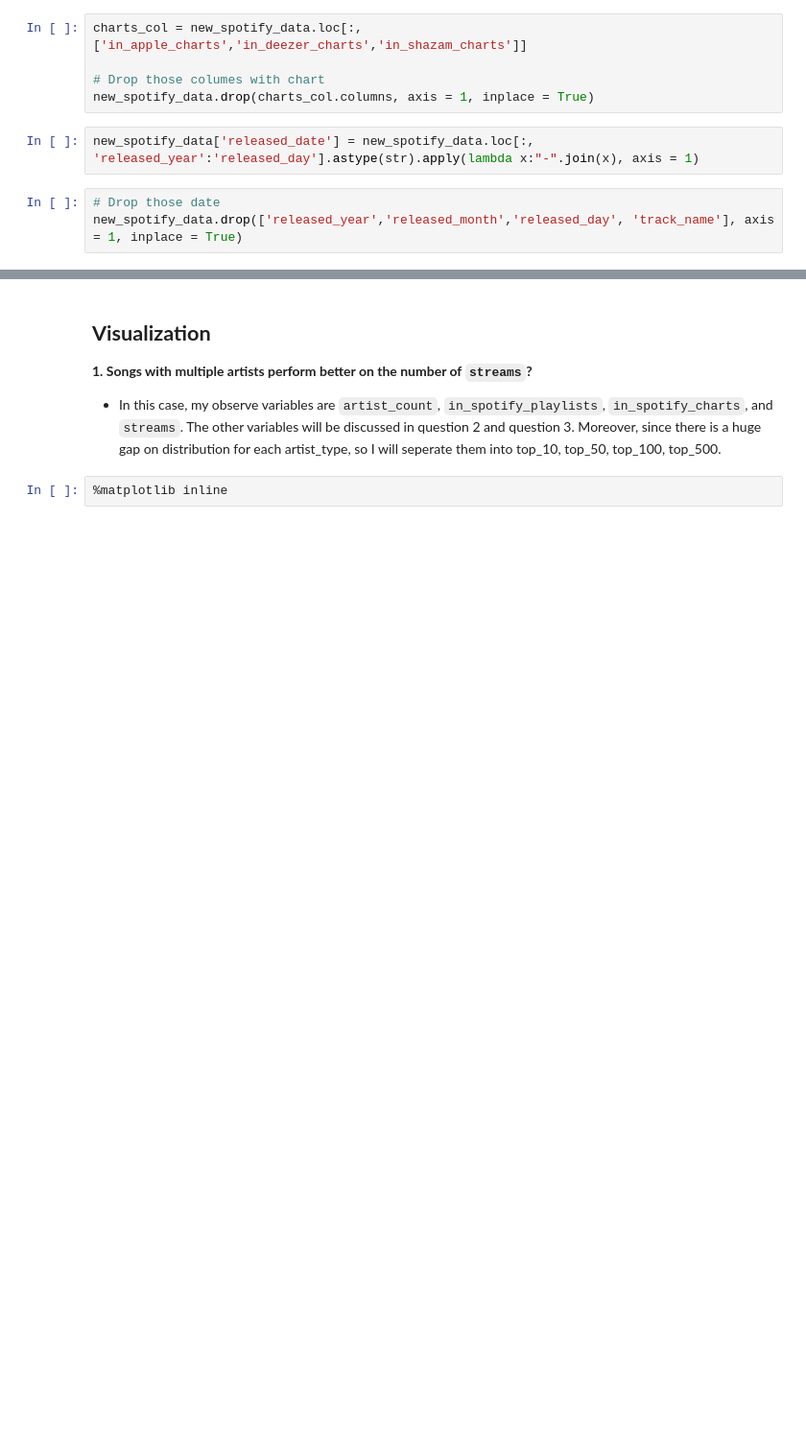
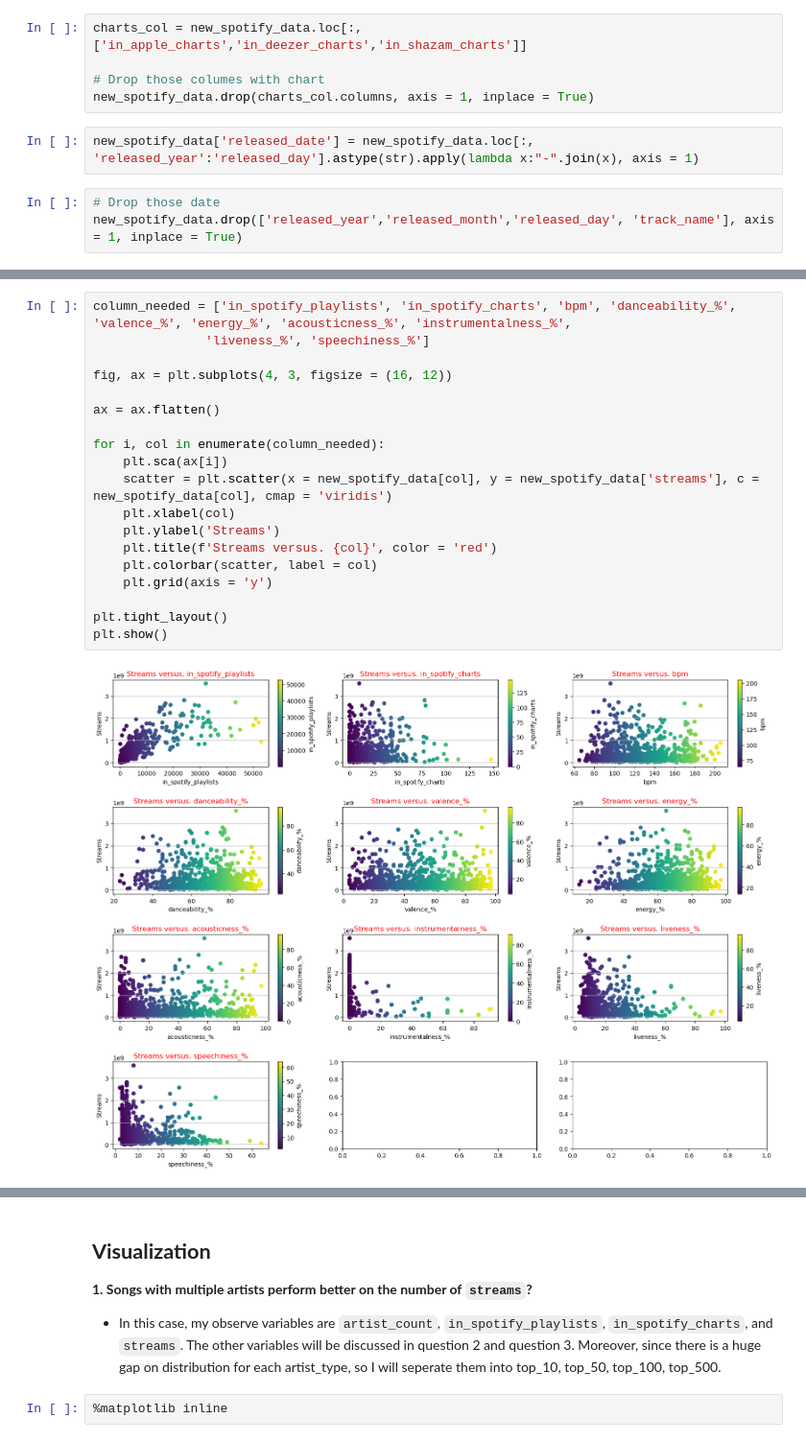
Before and after one commit to low122/Spotify-music-trend, a Jupyter notebook: spotifyAnalysis.ipynb, the cells around one changed output, grey strips where cells are left out. Shown at 96% size. Cells and saved outputs as stored; diff of their text form; blank space fills up the shorter version.

```diff
--- a/spotifyAnalysis.ipynb
+++ b/spotifyAnalysis.ipynb
@@ -250,0 +346,21 @@ new_spotify_data.drop(['artist_count'], axis = 1, inplace = True)
+# %%
+column_needed = ['in_spotify_playlists', 'in_spotify_charts', 'bpm', 'danceability_%', 'valence_%', 'energy_%', 'acousticness_%', 'instrumentalness_%',
+               'liveness_%', 'speechiness_%']
+
+fig, ax = plt.subplots(4, 3, figsize = (16, 12))
+
+ax = ax.flatten()
+
+for i, col in enumerate(column_needed):
+    plt.sca(ax[i])
+    scatter = plt.scatter(x = new_spotify_data[col], y = new_spotify_data['streams'], c = new_spotify_data[col], cmap = 'viridis')
+    plt.xlabel(col)
+    plt.ylabel('Streams')
+    plt.title(f'Streams versus. {col}', color = 'red')
+    plt.colorbar(scatter, label = col)
+    plt.grid(axis = 'y')
+
+plt.tight_layout()
+plt.show()
+# %% [output]
+[figure, added]
```
Also changed, not shown: parts of 26 cells of this notebook.
